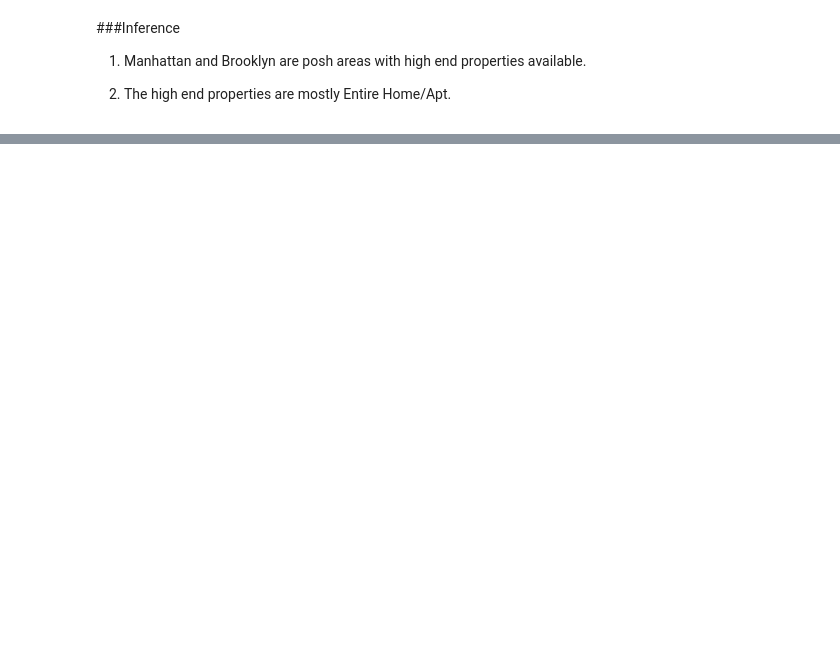
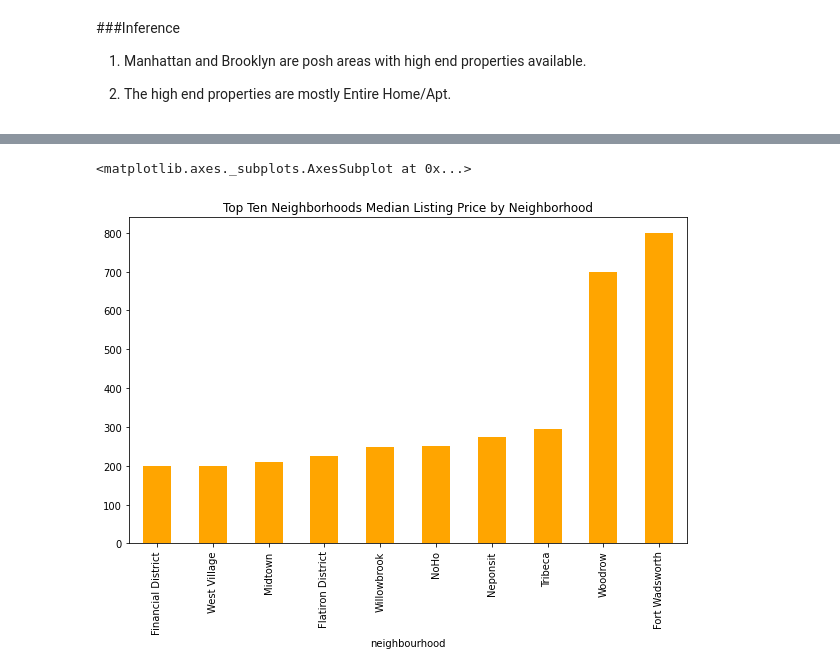
Before and after one commit to pasayat-siddhartha/Capstone_Project01_EDA_Airbnb_Booking_Analysis, a Jupyter notebook: SP_Airbnb_Bookings_Analysis_Capstone_Project.ipynb, the cells around one changed output, grey strips where cells are left out. Cells and saved outputs as stored; diff of their text form; code cells hidden in the pictures; blank space fills up the shorter version.

```diff
--- a/SP_Airbnb_Bookings_Analysis_Capstone_Project.ipynb
+++ b/SP_Airbnb_Bookings_Analysis_Capstone_Project.ipynb
@@ -365,0 +369,3 @@ Text(0.5, 1.0, 'Neighbourhood group vs Price')
+# %%
+top_ten_neighborhoods=df.groupby('neighbourhood')['price'].agg('median').nlargest(n=10).sort_values(ascending = True)
+top_ten_neighborhoods
@@ -365,0 +385,6 @@ Text(0.5, 1.0, 'Neighbourhood group vs Price')
+# %%
+# Plot a bar graph for the above visualization
+top_ten_neighborhoods.plot(kind = 'bar', title = 'Top Ten Neighborhoods Median Listing Price by Neighborhood', figsize=(10,6), color='orange')
+# %% [output]
+<matplotlib.axes._subplots.AxesSubplot at 0x...>
+[figure, added]
```
Also changed, not shown: parts of 17 cells of this notebook.
